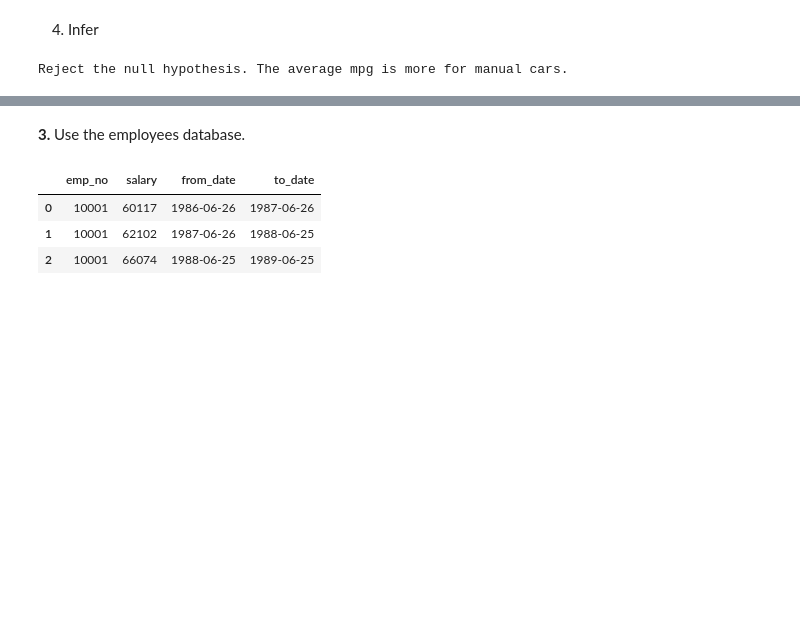
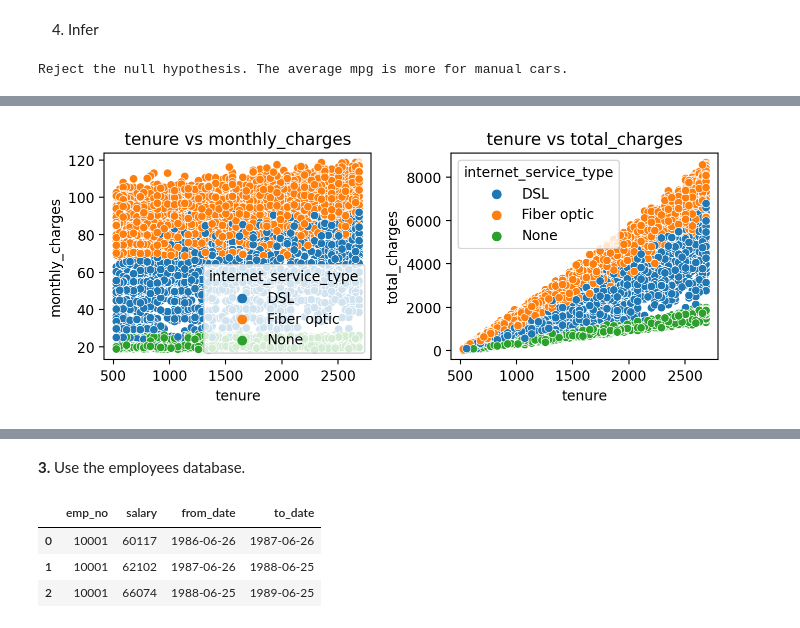
Before and after one commit to martin-reyes/4_statistics-exercises, a Jupyter notebook: 3_hypothesis_testing.ipynb, the cells around one changed output, grey strips where cells are left out. Saved outputs shown, nothing was run; the diff lists cells and outputs as text; code cells hidden in the pictures; blank space fills up the shorter version.

```diff
--- a/3_hypothesis_testing.ipynb
+++ b/3_hypothesis_testing.ipynb
@@ -399,0 +522,4 @@ Reject the null hypothesis. The average mpg is more for manual cars.
+# %%
+df2 = telco_churn[['tenure','monthly_charges','total_charges','internet_service_type', 'phone_service']]
+display(df2['internet_service_type'].unique())
+df2.head()
@@ -399,0 +534,17 @@ Reject the null hypothesis. The average mpg is more for manual cars.
+# %%
+# Create subplots
+fig, axes = plt.subplots(1, 2, figsize=(7, 3))
+
+# Plot the first scatter plot
+sns.scatterplot(data=df2, x='tenure', y='monthly_charges', hue='internet_service_type', ax=axes[0])
+axes[0].set_title('tenure vs monthly_charges')
+
+# Plot the second scatter plot
+sns.scatterplot(data=df2, x='tenure', y='total_charges', hue='internet_service_type',
+                color='green', ax=axes[1])
+axes[1].set_title('tenure vs total_charges')
+
+# Adjust spacing between subplots
+plt.tight_layout()
+# %% [output]
+[figure, added]
```
Also changed, not shown: parts of 85 cells of this notebook.
